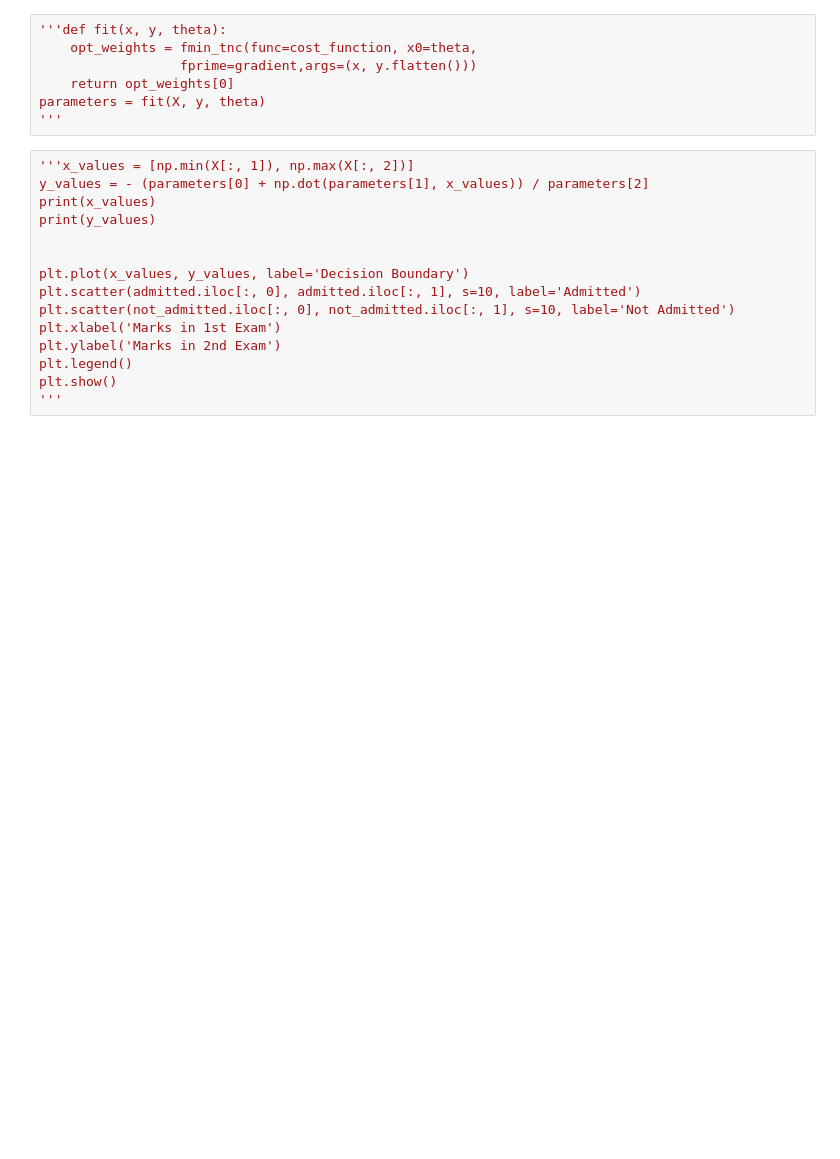
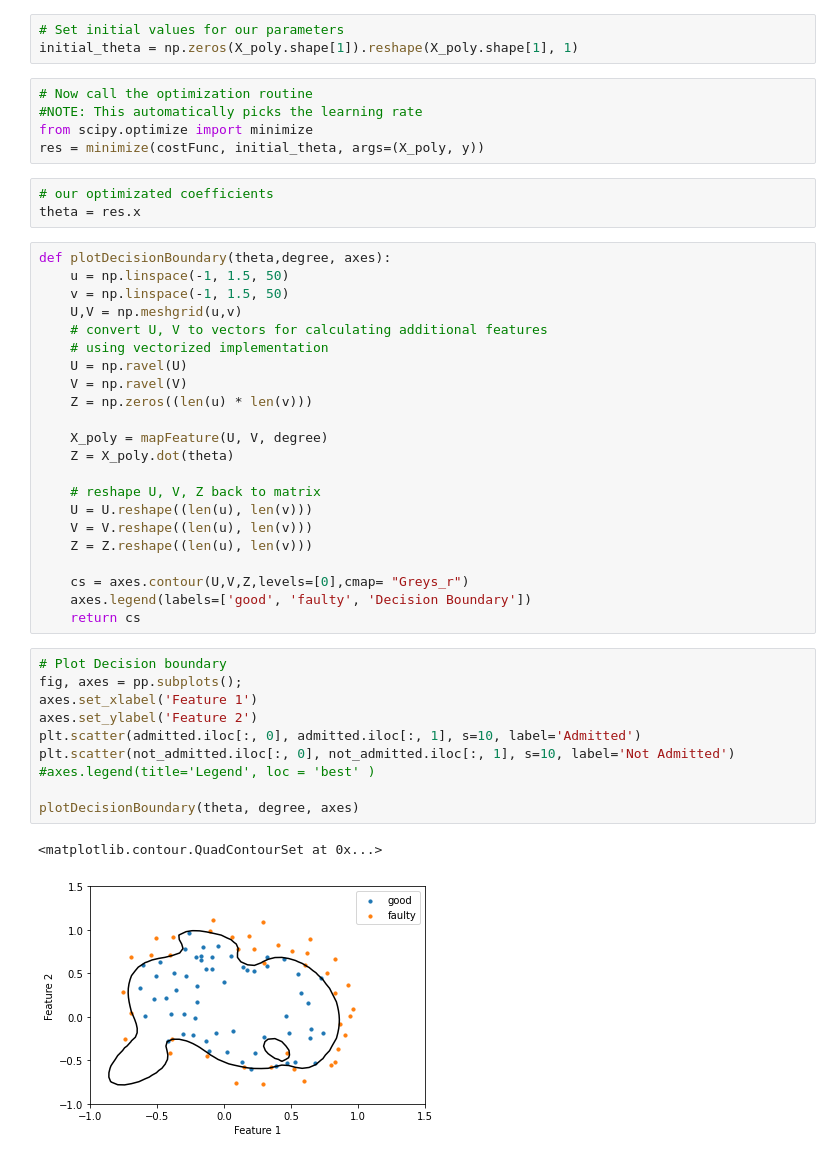
Before and after one commit to YangTaeSung/CAU-MachineLearning, a Jupyter notebook: assignment07.ipynb, the cells around one changed output. Saved outputs shown, nothing was run; the diff lists cells and outputs as text; blank space fills up the shorter version.

```diff
--- a/assignment07.ipynb
+++ b/assignment07.ipynb
@@ -172,22 +104,46 @@ def gradient(theta, x, y):
-# %%
-'''def fit(x, y, theta):
-    opt_weights = fmin_tnc(func=cost_function, x0=theta,
-                  fprime=gradient,args=(x, y.flatten()))
-    return opt_weights[0]
-parameters = fit(X, y, theta)
-'''
+# %%
+# Set initial values for our parameters
+initial_theta = np.zeros(X_poly.shape[1]).reshape(X_poly.shape[1], 1)
+# %%
+# Now call the optimization routine
+#NOTE: This automatically picks the learning rate
+from scipy.optimize import minimize
+res = minimize(costFunc, initial_theta, args=(X_poly, y))
+# %%
+# our optimizated coefficients
+theta = res.x
+# %%
+def plotDecisionBoundary(theta,degree, axes):
+    u = np.linspace(-1, 1.5, 50)
+    v = np.linspace(-1, 1.5, 50)
+    U,V = np.meshgrid(u,v)
+    # convert U, V to vectors for calculating additional features
+    # using vectorized implementation
+    U = np.ravel(U)
+    V = np.ravel(V)
+    Z = np.zeros((len(u) * len(v)))
+
+    X_poly = mapFeature(U, V, degree)
+    Z = X_poly.dot(theta)
+
+    # reshape U, V, Z back to matrix
+    U = U.reshape((len(u), len(v)))
+    V = V.reshape((len(u), len(v)))
+    Z = Z.reshape((len(u), len(v)))
+
+    cs = axes.contour(U,V,Z,levels=[0],cmap= "Greys_r")
+    axes.legend(labels=['good', 'faulty', 'Decision Boundary'])
+    return cs
 # %%
-'''x_values = [np.min(X[:, 1]), np.max(X[:, 2])]
-y_values = - (parameters[0] + np.dot(parameters[1], x_values)) / parameters[2]
-print(x_values)
-print(y_values)
-
-
-plt.plot(x_values, y_values, label='Decision Boundary')
+# Plot Decision boundary
+fig, axes = pp.subplots();
+axes.set_xlabel('Feature 1')
+axes.set_ylabel('Feature 2')
 plt.scatter(admitted.iloc[:, 0], admitted.iloc[:, 1], s=10, label='Admitted')
 plt.scatter(not_admitted.iloc[:, 0], not_admitted.iloc[:, 1], s=10, label='Not Admitted')
-plt.xlabel('Marks in 1st Exam')
-plt.ylabel('Marks in 2nd Exam')
-plt.legend()
-plt.show()
-'''
+#axes.legend(title='Legend', loc = 'best' )
+
+plotDecisionBoundary(theta, degree, axes)
+# %% [output]
+<matplotlib.contour.QuadContourSet at 0x...>
+[figure, added]
```
Also changed, not shown: parts of 13 cells of this notebook.
